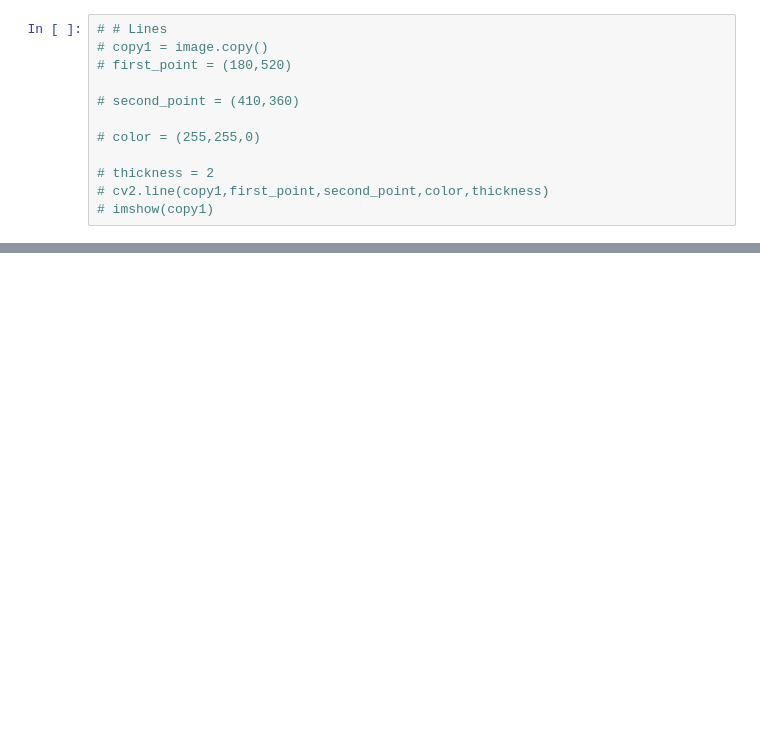
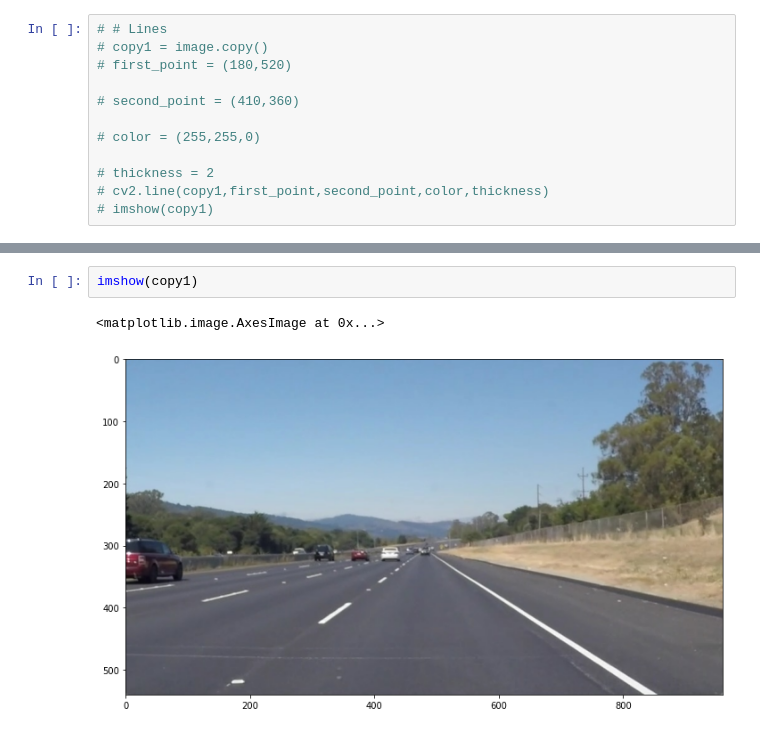
Before and after one commit to fayyoz24/CV_challenge, a Jupyter notebook: try.ipynb, the cells around one changed output, grey strips where cells are left out. Drawn from its saved outputs; the diff is of its cells as text; blank space fills up the shorter version.

```diff
--- a/try.ipynb
+++ b/try.ipynb
@@ -147 +142,6 @@ print(lines)
+# %%
+imshow(copy1)
+# %% [output]
+<matplotlib.image.AxesImage at 0x...>
+[figure, added]
 # %%
```
Also changed, not shown: parts of 16 cells of this notebook.
